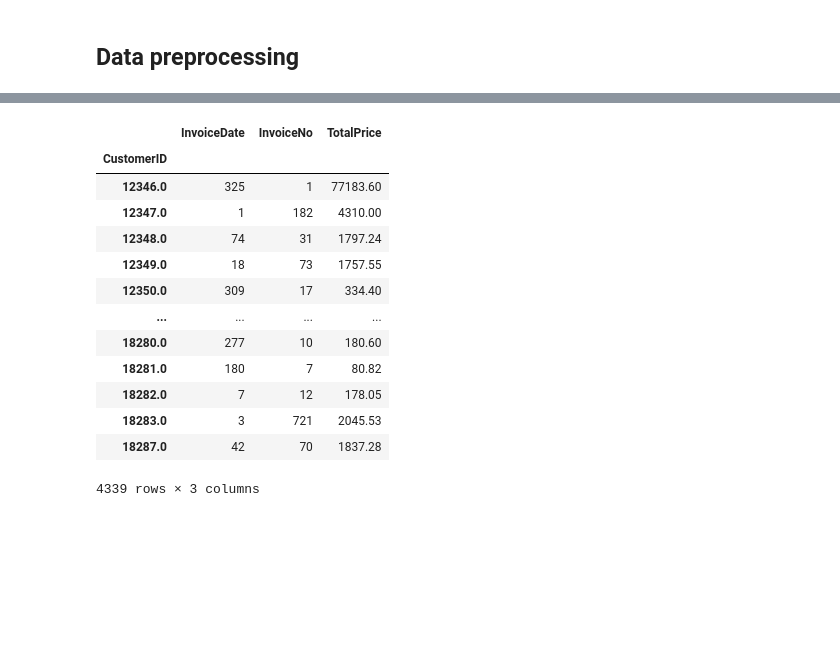
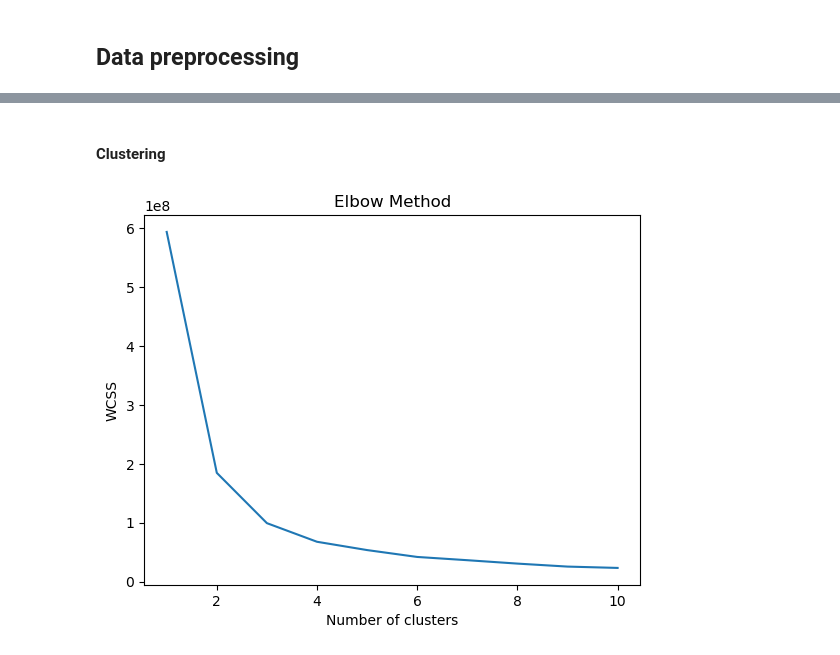
Before and after one commit to muhamedrar/Online-Retail, a Jupyter notebook: clustering_notebook.ipynb, the cells around one changed output, grey strips where cells are left out. Cells and saved outputs as stored; diff of their text form; code cells hidden in the pictures; blank space fills up the shorter version.

Commit message:
try diff clustering alogorithm

```diff
--- a/clustering_notebook.ipynb
+++ b/clustering_notebook.ipynb
@@ -22,4 +22,16 @@ prep_data.drop_duplicates(inplace=True) # remove duplicate rows
 # %%
 prep_data['TotalPrice'] = prep_data['Quantity'] * prep_data['UnitPrice'] # calculate total price
 prep_data['InvoiceDate'] = pd.to_datetime(prep_data['InvoiceDate']) # convert InvoiceDate to datetime
+# %%
+#remove outliers
+def remove_outliers(df, column):
+    Q1 = df[column].quantile(0.25)
+    Q3 = df[column].quantile(0.75)
+    IQR = Q3 - Q1
+    lower_bound = Q1 - 1.5 * IQR
+    upper_bound = Q3 + 1.5 * IQR
+    return df[(df[column] >= lower_bound) & (df[column] <= upper_bound)]
+prep_data = remove_outliers(prep_data, 'TotalPrice') # remove outliers in TotalPrice
+prep_data = remove_outliers(prep_data, 'Quantity') # remove outliers in Quantity
+prep_data = remove_outliers(prep_data, 'UnitPrice') # remove outliers in UnitPrice
 # %% [markdown]
@@ -34,20 +46,9 @@ RFM = prep_data.groupby(
         'TotalPrice': 'sum'
     }
 )
+RFM.columns = ['Recency', 'Frequency', 'Monetary']
-# %%
-RFM
-# %% [output]
-|  | InvoiceDate | InvoiceNo | TotalPrice |
-| CustomerID |  |  |  |
-| 12346.0 | 325 | 1 | 77183.60 |
-| 12347.0 | 1 | 182 | 4310.00 |
-| 12348.0 | 74 | 31 | 1797.24 |
-| 12349.0 | 18 | 73 | 1757.55 |
-| 12350.0 | 309 | 17 | 334.40 |
-| ... | ... | ... | ... |
-| 18280.0 | 277 | 10 | 180.60 |
-| 18281.0 | 180 | 7 | 80.82 |
-| 18282.0 | 7 | 12 | 178.05 |
-| 18283.0 | 3 | 721 | 2045.53 |
-| 18287.0 | 42 | 70 | 1837.28 |
-4339 rows × 3 columns
+# %%
+for metric in ['Recency', 'Frequency', 'Monetary']:
+    RFM = remove_outliers(RFM, metric)
+# %% [markdown]
+#### Clustering
@@ -53,0 +58,13 @@ RFM
+# %%
+wcss = []
+for i in range(1, 11):
+    kmeans = KMeans(n_clusters=i, random_state=42)
+    kmeans.fit(RFM[['Recency', 'Frequency', 'Monetary']])
+    wcss.append(kmeans.inertia_)
+plt.plot(range(1, 11), wcss)
+plt.title('Elbow Method')
+plt.xlabel('Number of clusters')
+plt.ylabel('WCSS')
+plt.show()
+# %% [output]
+[figure, added]
```
Also changed, not shown: parts of 9 cells of this notebook.
